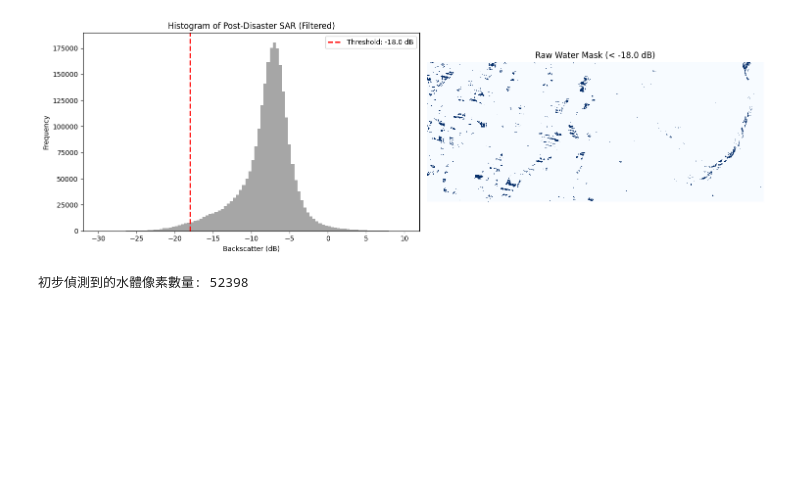
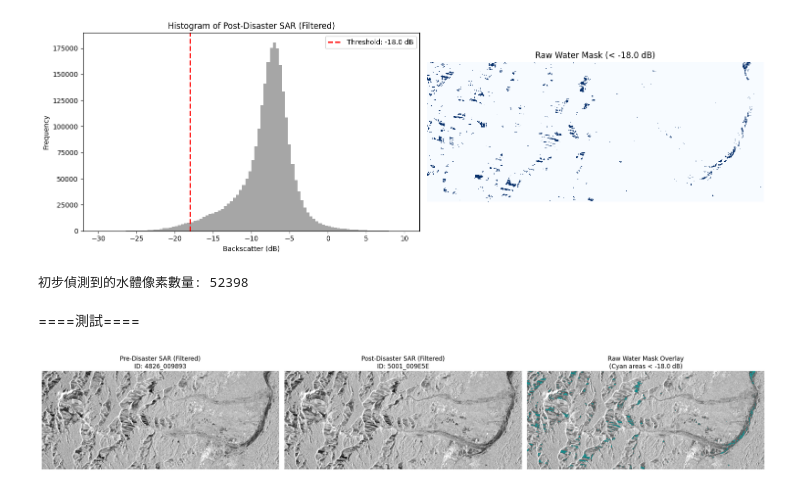
Before and after one commit to Geographish/Homework10, a Jupyter notebook: Week10_ARIA_v70.ipynb, the cells around one changed output. Saved outputs shown, nothing was run; the diff lists cells and outputs as text; code cells hidden in the pictures; blank space fills up the shorter version.

```diff
--- a/Week10_ARIA_v70.ipynb
+++ b/Week10_ARIA_v70.ipynb
@@ -171,3 +171,38 @@ print(f"初步偵測到的水體像素數量: {np.sum(raw_water_mask)}")
 # %% [output]
 [figure]
 初步偵測到的水體像素數量: 52398
+# %% [markdown]
+====測試====
+# %%
+from matplotlib.colors import ListedColormap
+
+fig, ax = plt.subplots(1, 3, figsize=(20, 6))
+
+# 設定 SAR 雷達影像的顯示對比度範圍 (通常設定在 -25 dB 到 0 dB 之間視覺效果最好)
+vmin, vmax = -25, 0
+
+# 1. 災前 SAR 影像
+ax[0].imshow(vv_pre_filtered, cmap='gray', vmin=vmin, vmax=vmax)
+ax[0].set_title(f'Pre-Disaster SAR (Filtered)\nID: {pre_item.id[-15:-4]}')
+ax[0].axis('off')
+
+# 2. 災後 SAR 影像
+ax[1].imshow(vv_post_filtered, cmap='gray', vmin=vmin, vmax=vmax)
+ax[1].set_title(f'Post-Disaster SAR (Filtered)\nID: {post_item.id[-15:-4]}')
+ax[1].axis('off')
+
+# 3. 水體遮罩疊圖 (Overlay)
+# 建立一個客製化的色階：值為 0 (非水體) 設為透明，值為 1 (水體) 設為青色(Cyan)
+cmap_water = ListedColormap(['none', 'cyan'])
+
+# 先畫底圖 (災後 SAR)
+ax[2].imshow(vv_post_filtered, cmap='gray', vmin=vmin, vmax=vmax)
+# 再畫上水體遮罩，並設定 alpha 透明度
+ax[2].imshow(raw_water_mask, cmap=cmap_water, alpha=0.5, interpolation='none')
+ax[2].set_title(f'Raw Water Mask Overlay\n(Cyan areas < {sar_threshold} dB)')
+ax[2].axis('off')
+
+plt.tight_layout()
+plt.show()
+# %% [output]
+[figure, added]
```
Also changed, not shown: parts of 19 cells of this notebook.
